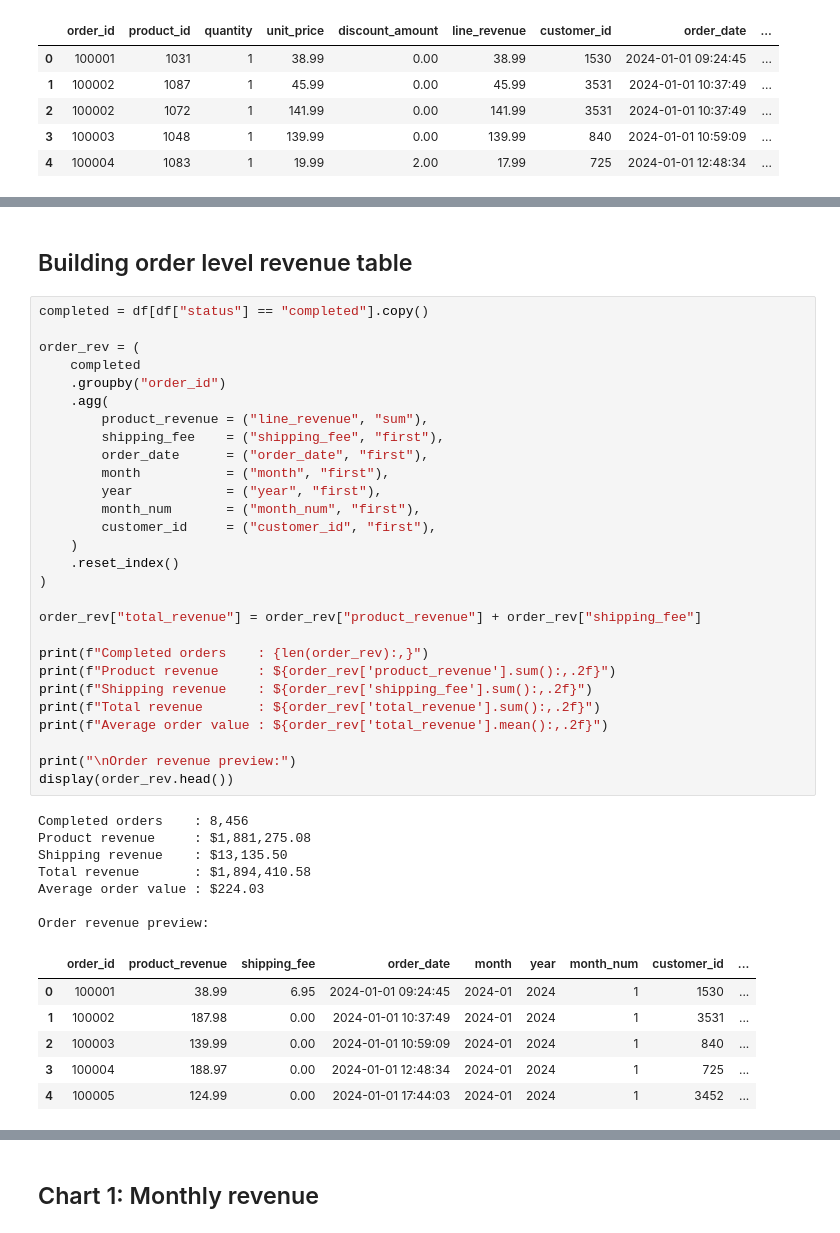
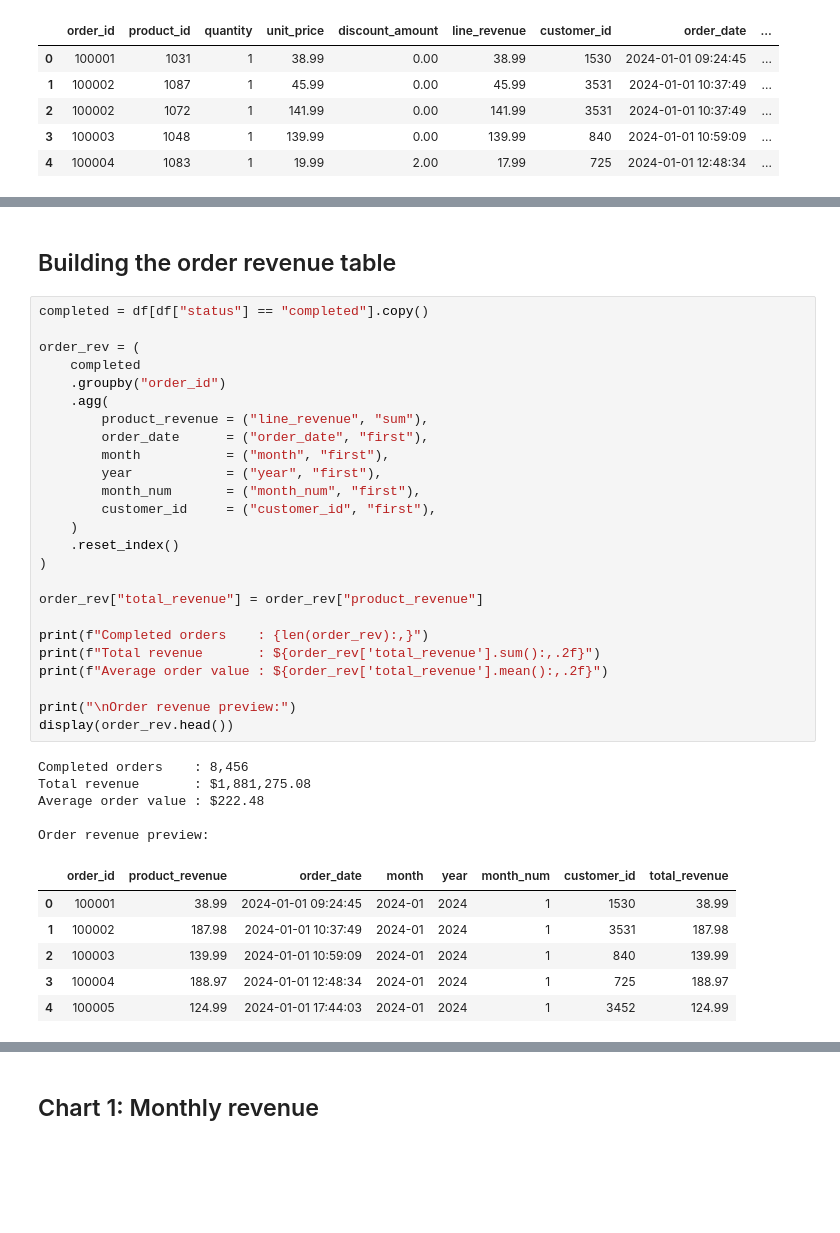
Before and after one commit to VINAY07010/Wayfair-E-commerce-Sales-Analysis, a Jupyter notebook: Notebooks/Sales_Analysis.ipynb, the cells around one changed output, grey strips where cells are left out. Saved outputs shown, nothing was run; the diff lists cells and outputs as text; blank space fills up the shorter version.

```diff
--- a/Notebooks/Sales_Analysis.ipynb
+++ b/Notebooks/Sales_Analysis.ipynb
@@ -784,45 +727,40 @@ Average order value equals order revenue divided by the number of completed orde
 # %% [markdown]
-## Building order level revenue table
+##  Building the order revenue table
 # %%
 completed = df[df["status"] == "completed"].copy()
 
 order_rev = (
     completed
     .groupby("order_id")
     .agg(
         product_revenue = ("line_revenue", "sum"),
-        shipping_fee    = ("shipping_fee", "first"),
         order_date      = ("order_date", "first"),
         month           = ("month", "first"),
         year            = ("year", "first"),
         month_num       = ("month_num", "first"),
         customer_id     = ("customer_id", "first"),
     )
     .reset_index()
 )
 
-order_rev["total_revenue"] = order_rev["product_revenue"] + order_rev["shipping_fee"]
+order_rev["total_revenue"] = order_rev["product_revenue"]
 
 print(f"Completed orders    : {len(order_rev):,}")
-print(f"Product revenue     : ${order_rev['product_revenue'].sum():,.2f}")
-print(f"Shipping revenue    : ${order_rev['shipping_fee'].sum():,.2f}")
 print(f"Total revenue       : ${order_rev['total_revenue'].sum():,.2f}")
 print(f"Average order value : ${order_rev['total_revenue'].mean():,.2f}")
 
 print("\nOrder revenue preview:")
 display(order_rev.head())
 # %% [output]
 Completed orders    : 8,456
-Product revenue     : $1,881,275.08
-Shipping revenue    : $13,135.50
-Total revenue       : $1,894,410.58
-Average order value : $224.03
+Total revenue       : $1,881,275.08
+Average order value : $222.48
 
 Order revenue preview:
-|  | order_id | product_revenue | shipping_fee | order_date | month | year | month_num | customer_id | ... |
-| 0 | 100001 | 38.99 | 6.95 | 2024-01-01 09:24:45 | 2024-01 | 2024 | 1 | 1530 | ... |
-| 1 | 100002 | 187.98 | 0.00 | 2024-01-01 10:37:49 | 2024-01 | 2024 | 1 | 3531 | ... |
-| 2 | 100003 | 139.99 | 0.00 | 2024-01-01 10:59:09 | 2024-01 | 2024 | 1 | 840 | ... |
-| 3 | 100004 | 188.97 | 0.00 | 2024-01-01 12:48:34 | 2024-01 | 2024 | 1 | 725 | ... |
-| 4 | 100005 | 124.99 | 0.00 | 2024-01-01 17:44:03 | 2024-01 | 2024 | 1 | 3452 | ... |
+|  | order_id | product_revenue | order_date | month | year | month_num | customer_id | total_revenue |
+| 0 | 100001 | 38.99 | 2024-01-01 09:24:45 | 2024-01 | 2024 | 1 | 1530 | 38.99 |
+| 1 | 100002 | 187.98 | 2024-01-01 10:37:49 | 2024-01 | 2024 | 1 | 3531 | 187.98 |
+| 2 | 100003 | 139.99 | 2024-01-01 10:59:09 | 2024-01 | 2024 | 1 | 840 | 139.99 |
+| 3 | 100004 | 188.97 | 2024-01-01 12:48:34 | 2024-01 | 2024 | 1 | 725 | 188.97 |
+| 4 | 100005 | 124.99 | 2024-01-01 17:44:03 | 2024-01 | 2024 | 1 | 3452 | 124.99 |
 # %% [markdown]
```
Also changed, not shown: parts of 85 cells of this notebook, 8 other files.
